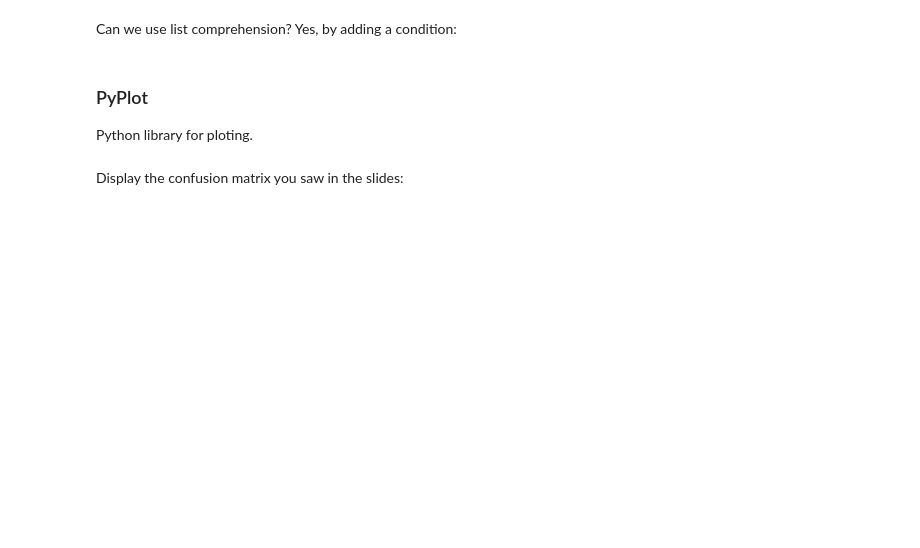
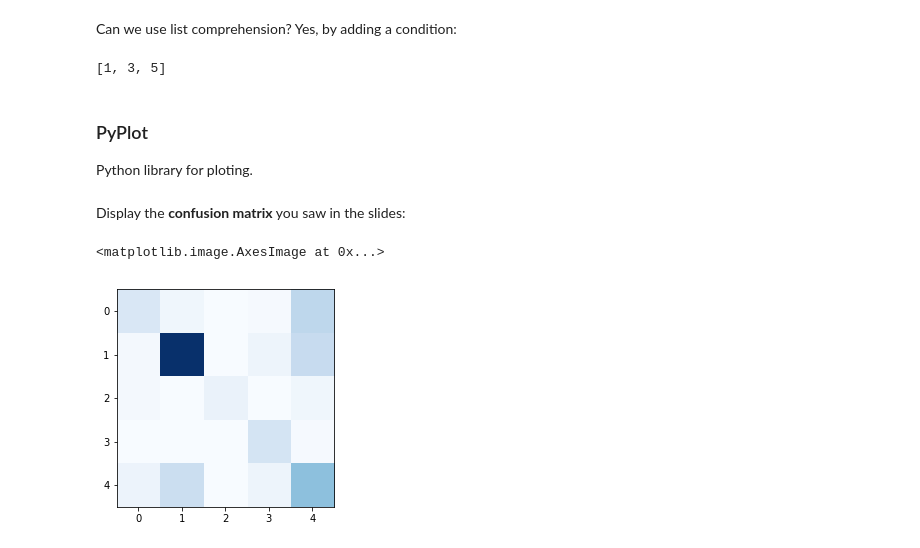
Before and after one commit to heyyjudes/AI4ALL2021-NLP, a Jupyter notebook: lesson2_evaluation.ipynb, the cells around one changed output. Drawn from its saved outputs; the diff is of its cells as text; code cells hidden in the pictures; blank space fills up the shorter version.

```diff
--- a/lesson2_evaluation.ipynb
+++ b/lesson2_evaluation.ipynb
@@ -325,6 +480,9 @@ print(odd_output)
 Can we use list comprehension? Yes, by adding a condition:
 # %%
 odd_output = [each for each in lst if each % 2 != 0] # Note the "if each % 2 != 0"
+print(odd_output)
+# %% [output]
+[1, 3, 5]
 # %% [markdown]
 ### PyPlot
 Python library for ploting.
@@ -334,4 +492,4 @@ import matplotlib
 # matlibplot.use('Agg')
 import matplotlib.pyplot as plt
 # %% [markdown]
-Display the confusion matrix you saw in the slides:
+Display the **confusion matrix** you saw in the slides:
@@ -339,0 +496,6 @@ plt.imshow(confusion_mtrx, cmap=plt.cmap.Blues)
+# %%
+confusion_mtrx = [[16,4,0,1,29], [2,106,0,5,26], [2,0,7,0,4], [0,0,0,19,1], [6,24,0,5,44]]
+plt.imshow(confusion_mtrx, cmap=plt.cm.Blues)
+# %% [output]
+<matplotlib.image.AxesImage at 0x...>
+[figure, added]
```
Also changed, not shown: parts of 18 cells of this notebook, 3 other files.
